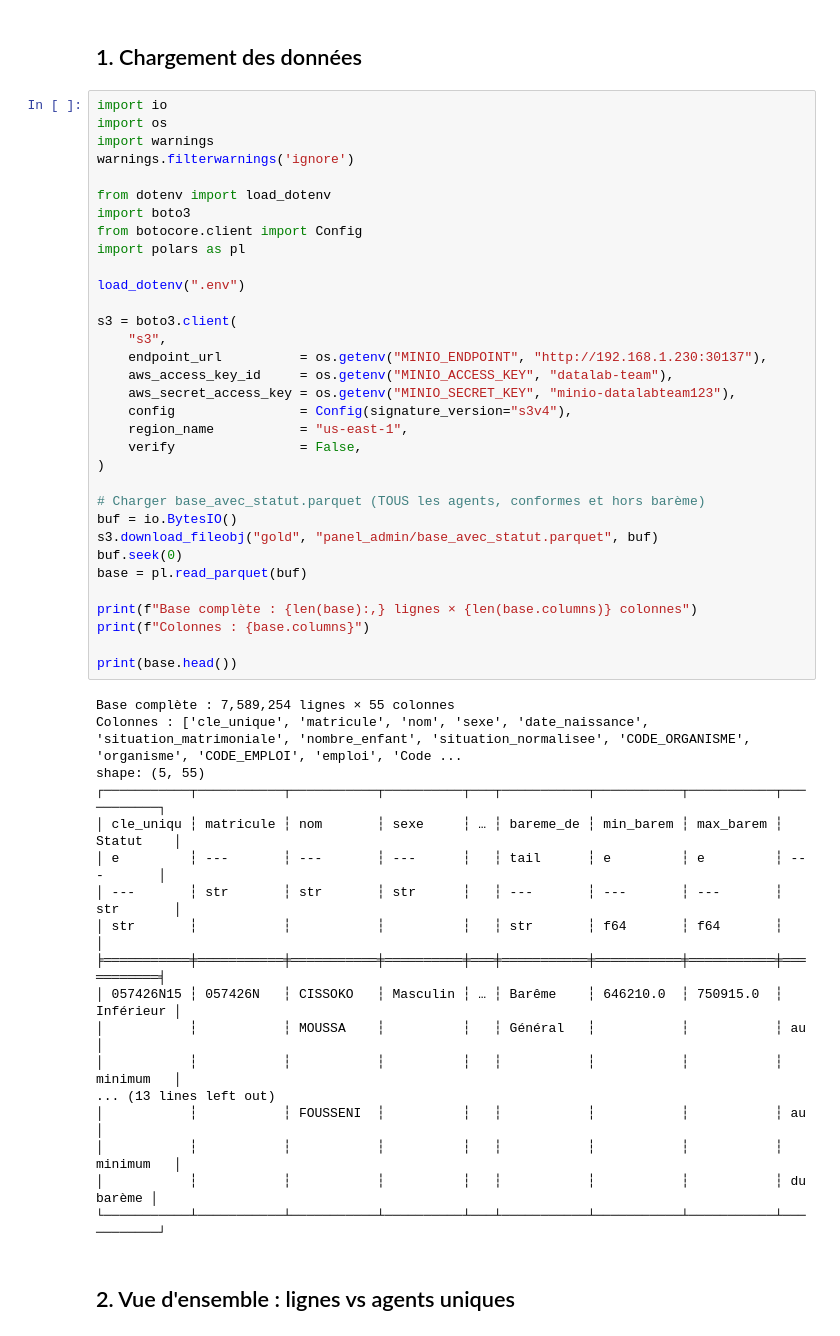
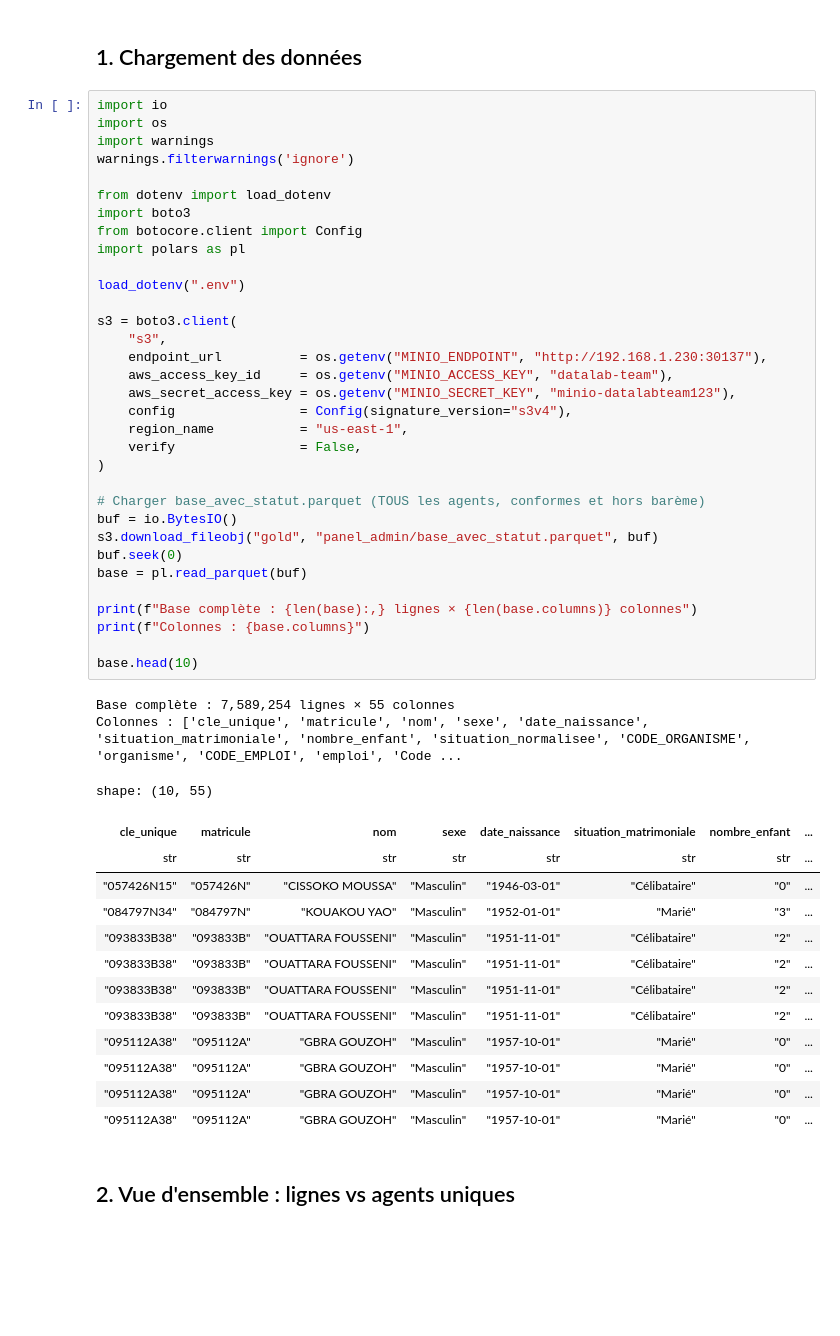
Before and after one commit to cae-ins/panel_admin_data, a Jupyter notebook: exploration_hors_bareme.ipynb, the cells around one changed output. Cells and saved outputs as stored; diff of their text form; blank space fills up the shorter version.

```diff
--- a/exploration_hors_bareme.ipynb
+++ b/exploration_hors_bareme.ipynb
@@ -16,49 +16,47 @@ warnings.filterwarnings('ignore')
 
 from dotenv import load_dotenv
 import boto3
 from botocore.client import Config
 import polars as pl
 
 load_dotenv(".env")
 
 s3 = boto3.client(
     "s3",
     endpoint_url          = os.getenv("MINIO_ENDPOINT", "http://192.168.1.230:30137"),
     aws_access_key_id     = os.getenv("MINIO_ACCESS_KEY", "datalab-team"),
     aws_secret_access_key = os.getenv("MINIO_SECRET_KEY", "minio-datalabteam123"),
     config                = Config(signature_version="s3v4"),
     region_name           = "us-east-1",
     verify                = False,
 )
 
 # Charger base_avec_statut.parquet (TOUS les agents, conformes et hors barème)
 buf = io.BytesIO()
 s3.download_fileobj("gold", "panel_admin/base_avec_statut.parquet", buf)
 buf.seek(0)
 base = pl.read_parquet(buf)
 
 print(f"Base complète : {len(base):,} lignes × {len(base.columns)} colonnes")
 print(f"Colonnes : {base.columns}")
 
-print(base.head())
+base.head(10)
 # %% [output]
 Base complète : 7,589,254 lignes × 55 colonnes
 Colonnes : ['cle_unique', 'matricule', 'nom', 'sexe', 'date_naissance', 'situation_matrimoniale', 'nombre_enfant', 'situation_normalisee', 'CODE_ORGANISME', 'organisme', 'CODE_EMPLOI', 'emploi', 'Code ...
-shape: (5, 55)
-┌───────────┬───────────┬───────────┬──────────┬───┬───────────┬───────────┬───────────┬───────────┐
-│ cle_uniqu ┆ matricule ┆ nom       ┆ sexe     ┆ … ┆ bareme_de ┆ min_barem ┆ max_barem ┆ Statut    │
-│ e         ┆ ---       ┆ ---       ┆ ---      ┆   ┆ tail      ┆ e         ┆ e         ┆ ---       │
-│ ---       ┆ str       ┆ str       ┆ str      ┆   ┆ ---       ┆ ---       ┆ ---       ┆ str       │
-│ str       ┆           ┆           ┆          ┆   ┆ str       ┆ f64       ┆ f64       ┆           │
-╞═══════════╪═══════════╪═══════════╪══════════╪═══╪═══════════╪═══════════╪═══════════╪═══════════╡
-│ 057426N15 ┆ 057426N   ┆ CISSOKO   ┆ Masculin ┆ … ┆ Barême    ┆ 646210.0  ┆ 750915.0  ┆ Inférieur │
-│           ┆           ┆ MOUSSA    ┆          ┆   ┆ Général   ┆           ┆           ┆ au        │
-│           ┆           ┆           ┆          ┆   ┆           ┆           ┆           ┆ minimum   │
-... (13 lines left out)
-│           ┆           ┆ FOUSSENI  ┆          ┆   ┆           ┆           ┆           ┆ au        │
-│           ┆           ┆           ┆          ┆   ┆           ┆           ┆           ┆ minimum   │
-│           ┆           ┆           ┆          ┆   ┆           ┆           ┆           ┆ du barème │
-└───────────┴───────────┴───────────┴──────────┴───┴───────────┴───────────┴───────────┴───────────┘
+shape: (10, 55)
+| cle_unique | matricule | nom | sexe | date_naissance | situation_matrimoniale | nombre_enfant | ... |
+| str | str | str | str | str | str | str | ... |
+| "057426N15" | "057426N" | "CISSOKO MOUSSA" | "Masculin" | "1946-03-01" | "Célibataire" | "0" | ... |
+| "084797N34" | "084797N" | "KOUAKOU YAO" | "Masculin" | "1952-01-01" | "Marié" | "3" | ... |
+| "093833B38" | "093833B" | "OUATTARA FOUSSENI" | "Masculin" | "1951-11-01" | "Célibataire" | "2" | ... |
+| "093833B38" | "093833B" | "OUATTARA FOUSSENI" | "Masculin" | "1951-11-01" | "Célibataire" | "2" | ... |
+| "093833B38" | "093833B" | "OUATTARA FOUSSENI" | "Masculin" | "1951-11-01" | "Célibataire" | "2" | ... |
+| "093833B38" | "093833B" | "OUATTARA FOUSSENI" | "Masculin" | "1951-11-01" | "Célibataire" | "2" | ... |
+| "095112A38" | "095112A" | "GBRA GOUZOH" | "Masculin" | "1957-10-01" | "Marié" | "0" | ... |
+| "095112A38" | "095112A" | "GBRA GOUZOH" | "Masculin" | "1957-10-01" | "Marié" | "0" | ... |
+| "095112A38" | "095112A" | "GBRA GOUZOH" | "Masculin" | "1957-10-01" | "Marié" | "0" | ... |
+| "095112A38" | "095112A" | "GBRA GOUZOH" | "Masculin" | "1957-10-01" | "Marié" | "0" | ... |
 # %% [markdown]
 ## 2. Vue d'ensemble : lignes vs agents uniques
 # %%
```
Also changed, not shown: parts of 2 cells of this notebook, 1 other file.
